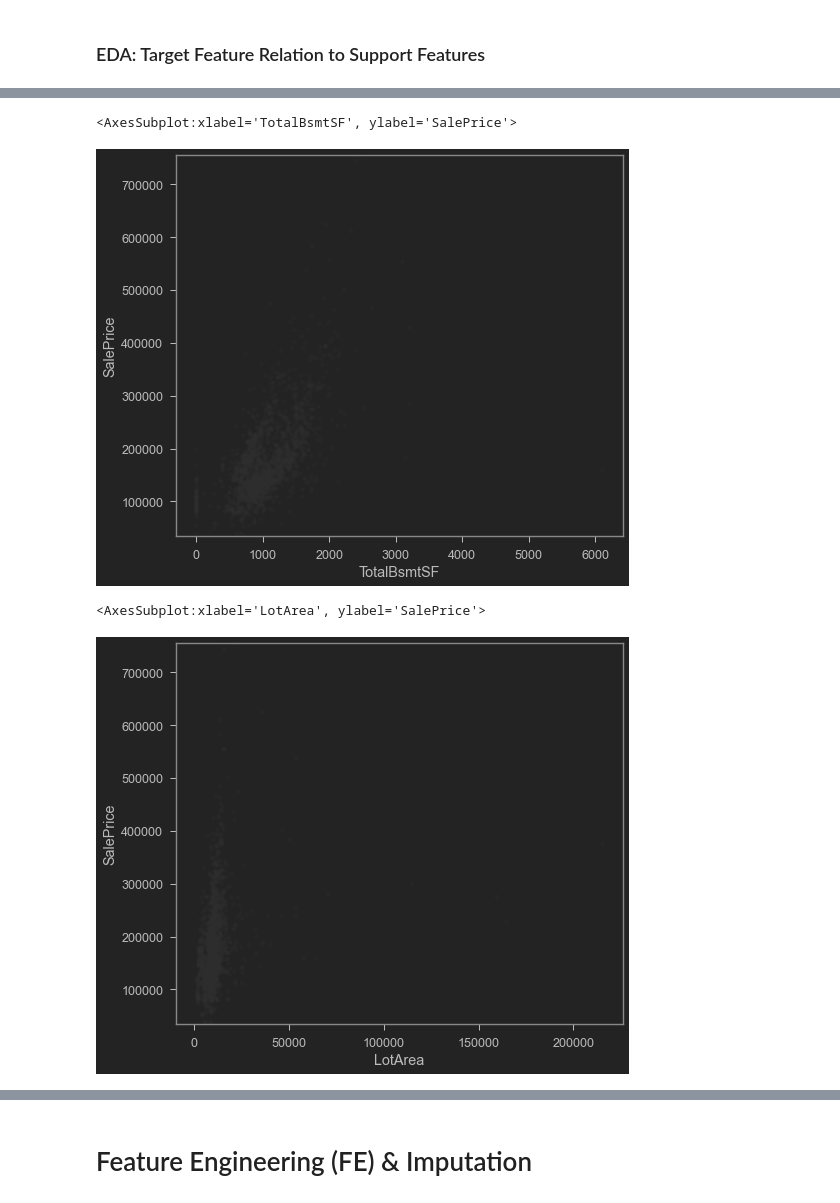
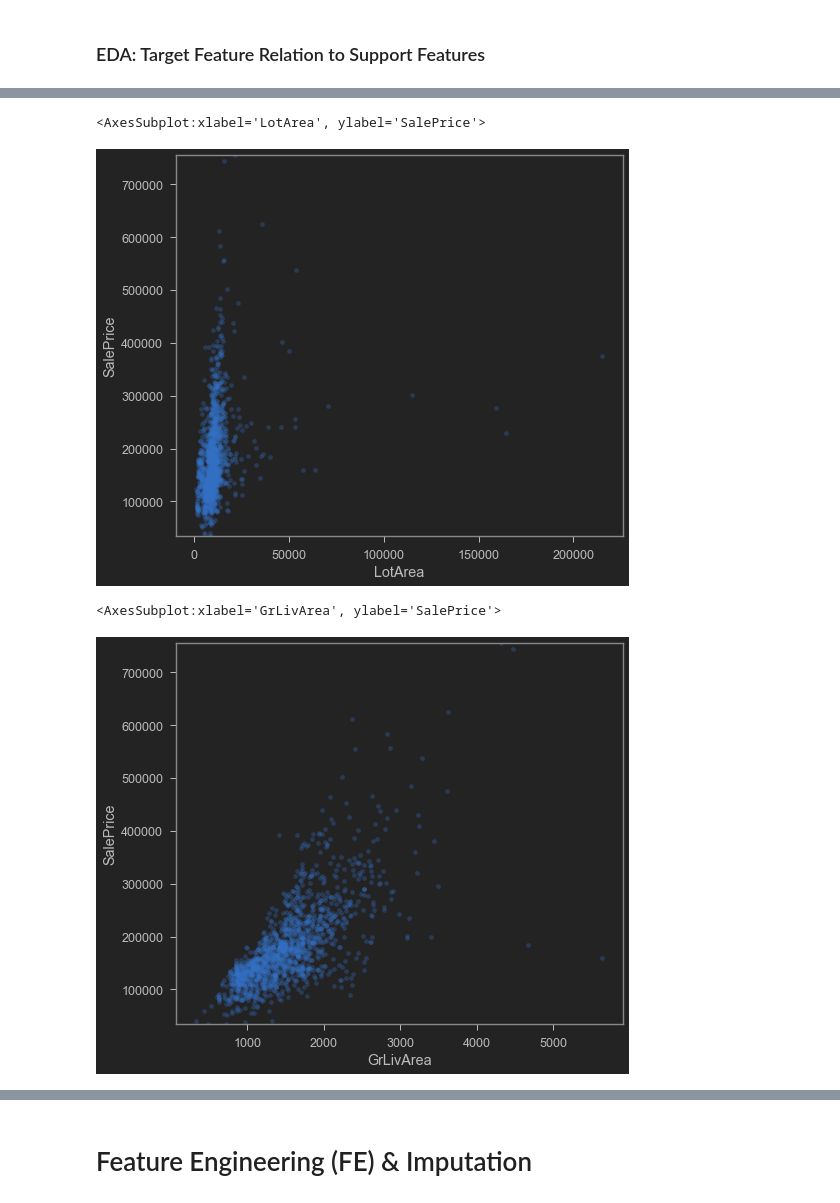
Before and after one commit to henrylao/kaggle-ames-housing, a Jupyter notebook: Kaggle House Prices - Advanced Regression.ipynb, the cells around one changed output, grey strips where cells are left out. Drawn from its saved outputs; the diff is of its cells as text; code cells hidden in the pictures.

```diff
--- a/Kaggle House Prices - Advanced Regression.ipynb
+++ b/Kaggle House Prices - Advanced Regression.ipynb
@@ -128,15 +138,17 @@ plt.xticks(rotation=45);
 # %%
-data = pd.concat([train['SalePrice'], train['TotalBsmtSF']], axis=1)
-data.plot.scatter(x='TotalBsmtSF', y='SalePrice',
-                  alpha=0.3,
-                  ylim=(train['SalePrice'].min(),train['SalePrice'].max()))
+data = pd.concat([train['SalePrice'], train['LotArea']], axis=1)
+data.plot.scatter(x='LotArea', y='SalePrice', alpha=0.3,
+                  ylim=(train['SalePrice'].min(),train['SalePrice'].max()),
+                  color='b'
+                 )
 # %% [output]
-<AxesSubplot:xlabel='TotalBsmtSF', ylabel='SalePrice'>
+<AxesSubplot:xlabel='LotArea', ylabel='SalePrice'>
-[figure, old version]
+[figure, new version]
 # %%
-data = pd.concat([train['SalePrice'], train['LotArea']], axis=1)
-data.plot.scatter(x='LotArea', y='SalePrice', alpha=0.3,
-                  ylim=(train['SalePrice'].min(),train['SalePrice'].max()))
+data = pd.concat([train['SalePrice'], train['GrLivArea']], axis=1)
+data.plot.scatter(x='GrLivArea', y='SalePrice', alpha=0.3,
+                  ylim=(train['SalePrice'].min(),train['SalePrice'].max()),
+                 color='b')
 # %% [output]
-<AxesSubplot:xlabel='LotArea', ylabel='SalePrice'>
+<AxesSubplot:xlabel='GrLivArea', ylabel='SalePrice'>
-[figure, old version]
+[figure, new version]
```
Also changed, not shown: parts of 16 cells of this notebook.
